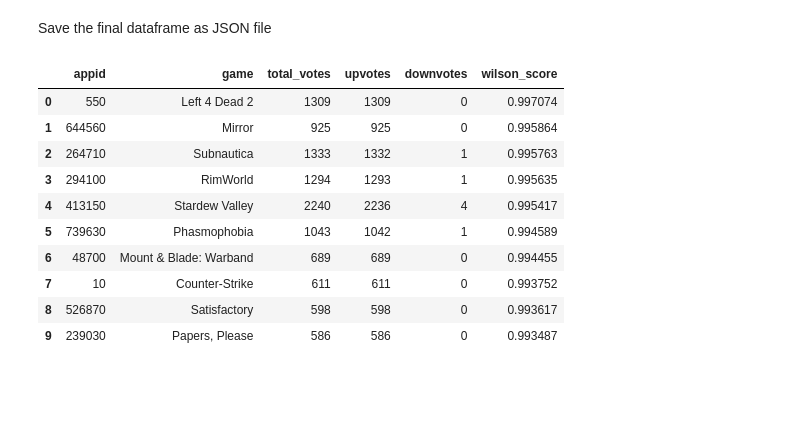
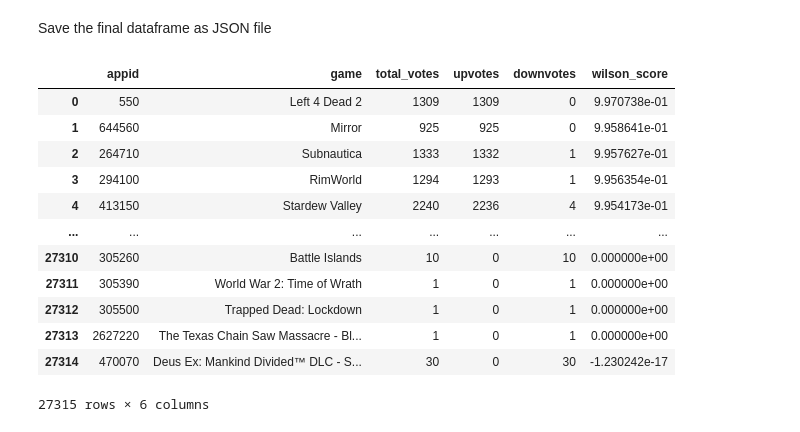
Before and after one commit to BluffSet7340/recomm_sys_project, a Jupyter notebook: saeed/Trending Now - Wilson Scoring.ipynb, the cells around one changed output. Saved outputs shown, nothing was run; the diff lists cells and outputs as text; code cells hidden in the pictures; blank space fills up the shorter version.

```diff
--- a/Trending Now - Wilson Scoring.ipynb
+++ b/saeed/Trending Now - Wilson Scoring.ipynb
@@ -293,16 +293,18 @@ game_stats_sorted.to_json('game_stats_wilson.json', orient='records', lines=True
 # Loading the JSON file back into a DataFrame
 df_wilson = pd.read_json('game_stats_wilson.json', orient='records', lines=True)
 # %%
-df_wilson.head(10)
+df_wilson
 # %% [output]
 |  | appid | game | total_votes | upvotes | downvotes | wilson_score |
-| 0 | 550 | Left 4 Dead 2 | 1309 | 1309 | 0 | 0.997074 |
-| 1 | 644560 | Mirror | 925 | 925 | 0 | 0.995864 |
-| 2 | 264710 | Subnautica | 1333 | 1332 | 1 | 0.995763 |
-| 3 | 294100 | RimWorld | 1294 | 1293 | 1 | 0.995635 |
-| 4 | 413150 | Stardew Valley | 2240 | 2236 | 4 | 0.995417 |
-| 5 | 739630 | Phasmophobia | 1043 | 1042 | 1 | 0.994589 |
-| 6 | 48700 | Mount & Blade: Warband | 689 | 689 | 0 | 0.994455 |
-| 7 | 10 | Counter-Strike | 611 | 611 | 0 | 0.993752 |
-| 8 | 526870 | Satisfactory | 598 | 598 | 0 | 0.993617 |
-| 9 | 239030 | Papers, Please | 586 | 586 | 0 | 0.993487 |
+| 0 | 550 | Left 4 Dead 2 | 1309 | 1309 | 0 | 9.970738e-01 |
+| 1 | 644560 | Mirror | 925 | 925 | 0 | 9.958641e-01 |
+| 2 | 264710 | Subnautica | 1333 | 1332 | 1 | 9.957627e-01 |
+| 3 | 294100 | RimWorld | 1294 | 1293 | 1 | 9.956354e-01 |
+| 4 | 413150 | Stardew Valley | 2240 | 2236 | 4 | 9.954173e-01 |
+| ... | ... | ... | ... | ... | ... | ... |
+| 27310 | 305260 | Battle Islands | 10 | 0 | 10 | 0.000000e+00 |
+| 27311 | 305390 | World War 2: Time of Wrath | 1 | 0 | 1 | 0.000000e+00 |
+| 27312 | 305500 | Trapped Dead: Lockdown | 1 | 0 | 1 | 0.000000e+00 |
+| 27313 | 2627220 | The Texas Chain Saw Massacre - Bl... | 1 | 0 | 1 | 0.000000e+00 |
+| 27314 | 470070 | Deus Ex: Mankind Divided™ DLC - S... | 30 | 0 | 30 | -1.230242e-17 |
+27315 rows × 6 columns
```
Also changed, not shown: 7 other files.
